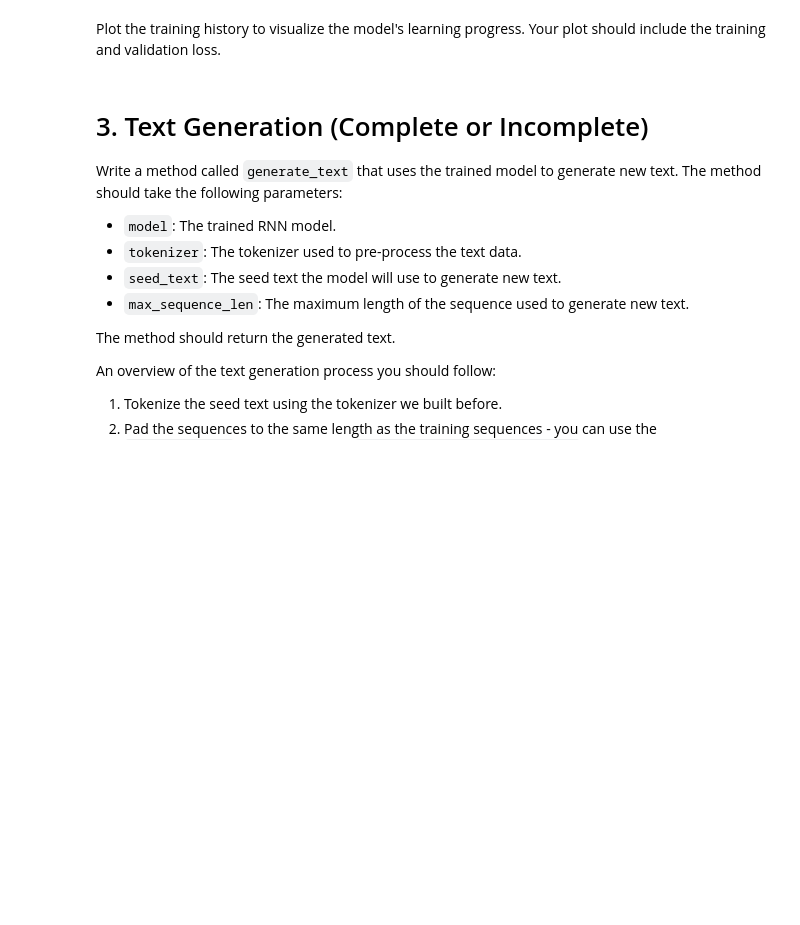
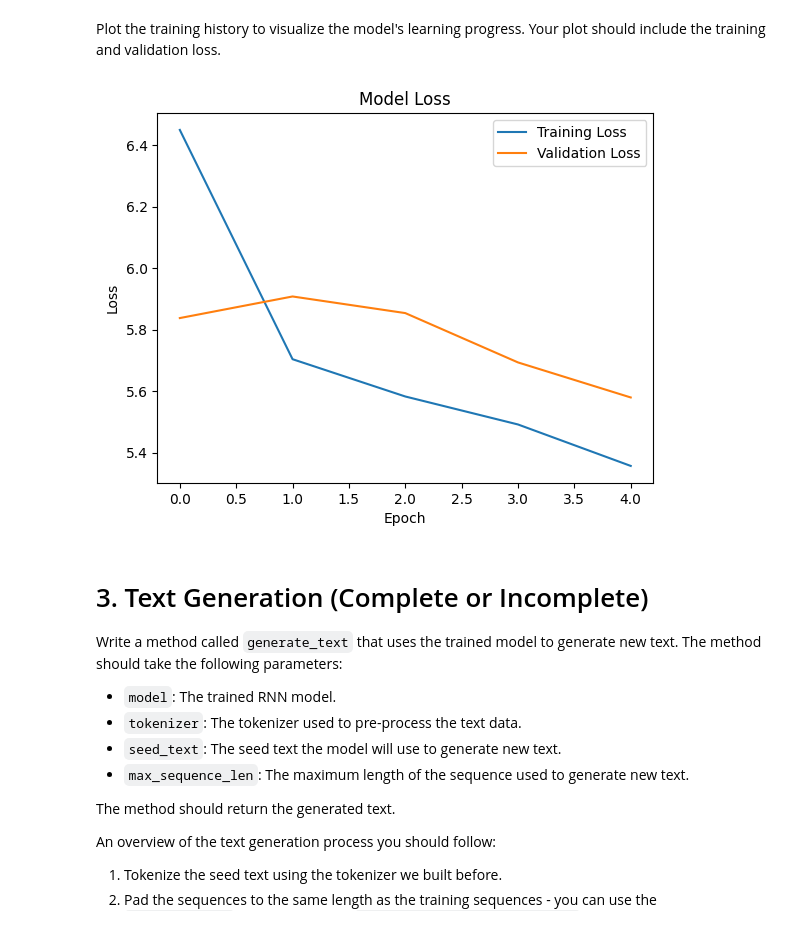
Before and after one commit to qint99/deep_learning, a Jupyter notebook: 02_activities/assignments/assignment_2.ipynb, the cells around one changed output. Cells and saved outputs as stored; diff of their text form; code cells hidden in the pictures; blank space fills up the shorter version.

```diff
--- a/02_activities/assignments/assignment_2.ipynb
+++ b/02_activities/assignments/assignment_2.ipynb
@@ -261,0 +229,11 @@ Model: "sequential_1"
+# %%
+model = Sequential([
+    Embedding(input_dim=vocab_size, output_dim=100),
+    LSTM(128),
+    Dense(vocab_size, activation='softmax')
+])
+
+# Build the model by passing in a dummy input of (batch_size, SEQ_LENGTH)
+model(np.zeros((1, SEQ_LENGTH), dtype=np.int32))
+
+model.summary()
@@ -311,18 +261,0 @@ history = model.fit(
-# %%
-from tensorflow.keras.models import Sequential
-from tensorflow.keras.layers import Embedding, LSTM, Dense
-
-# Define the model
-model = Sequential([
-    # Embedding layer: Converts word indices into dense vectors of fixed size
-    Embedding(input_dim=vocab_size, output_dim=100, input_length=SEQ_LENGTH),
-
-    # LSTM layer: Captures sequential dependencies in the data
-    LSTM(128, return_sequences=False),  # 128 units, no return sequences
-
-    # Dense layer: Output layer with softmax activation for multi-class classification
-    Dense(vocab_size, activation='softmax')
-])
-
-# Print model summary
-model.summary()
@@ -362,3 +276,11 @@ Train the model on the training data you've prepared.
 * Store the training history in a variable called `history`.
 # %%
 # Your code here
+history = model.fit(
+    X_train,
+    y_train,
+    validation_data=(X_val, y_val),
+    epochs=5,
+    batch_size=128,
+    verbose=1
+)
@@ -367,7 +300,16 @@ Plot the training history to visualize the model's learning progress. Your plot
 # %%
 import matplotlib.pyplot as plt
 
 # Your code here
+plt.plot(history.history['loss'], label='Training Loss')
+plt.plot(history.history['val_loss'], label='Validation Loss')
+plt.title('Model Loss')
+plt.xlabel('Epoch')
+plt.ylabel('Loss')
+plt.legend()
+plt.show()
+# %% [output]
+[figure, added]
 # %% [markdown]
 # 3. Text Generation (Complete or Incomplete)
 
```
Also changed, not shown: parts of 22 cells of this notebook.
